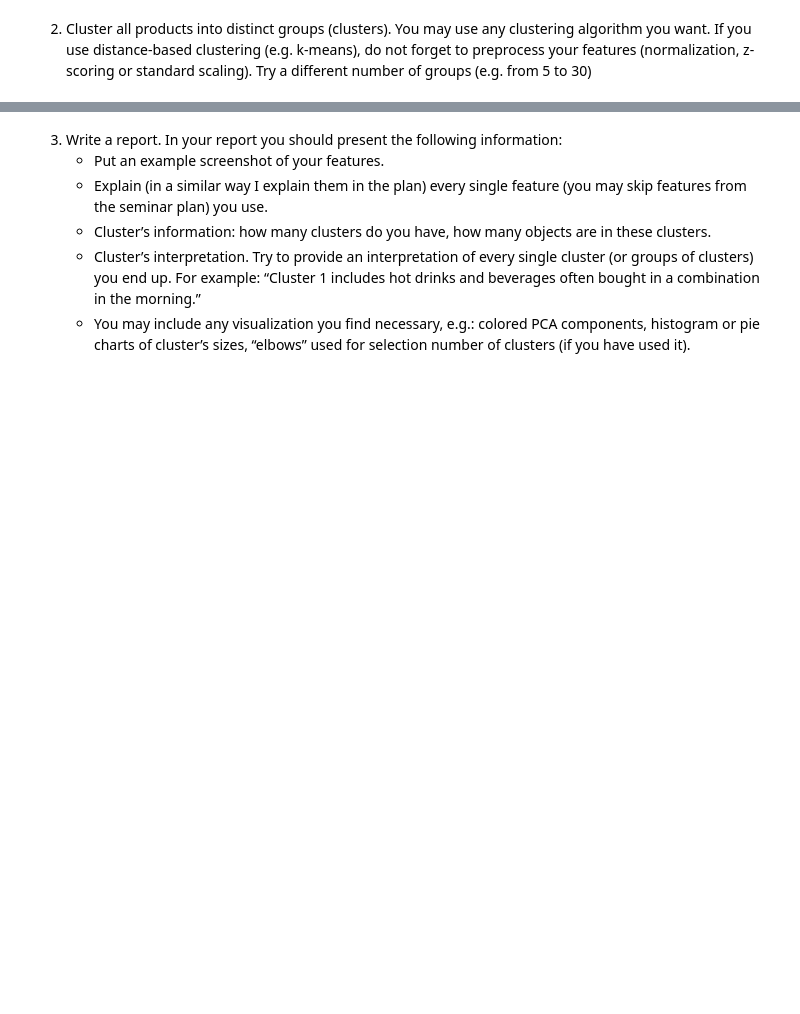
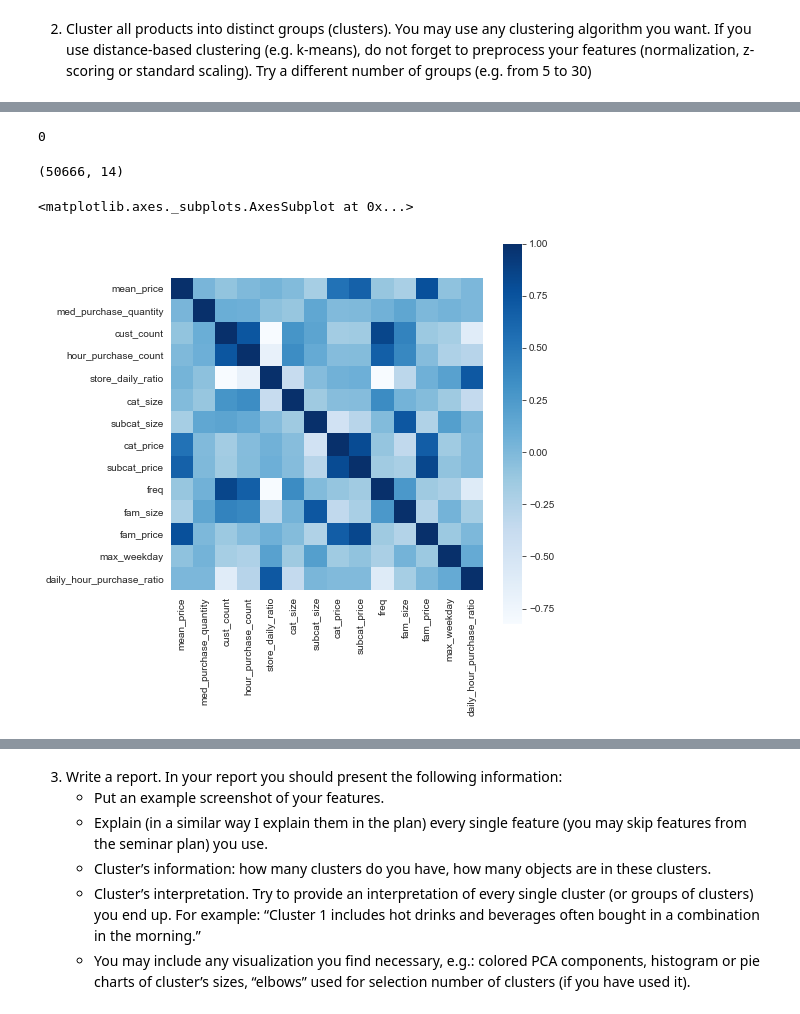
Before and after one commit to Mist3r-R/hse-sse-ds-business-2020, a Jupyter notebook: HW_5.ipynb, the cells around one changed output, grey strips where cells are left out. Drawn from its saved outputs; the diff is of its cells as text; code cells hidden in the pictures; blank space fills up the shorter version.

```diff
--- a/HW_5.ipynb
+++ b/HW_5.ipynb
@@ -195,7 +199,7 @@ df['mean_price'] = df.groupby('sku')['post_discount_price'].transform('mean')
 df['med_purchase_quantity'] = df.groupby(['dd_transaction_number', 'sku'])['quantity'].transform('median')
 
 # How many different stores sell this item
-df['store_count'] = df.groupby('sku')['store_number'].transform('nunique')
+# df['store_count'] = df.groupby('sku')['store_number'].transform('nunique')
 
 # How many different customers buy this item
 df['cust_count'] = df.groupby('sku')['dd_card_number'].transform('nunique')
@@ -238,8 +243,8 @@ df['fam_size'] = df.groupby('dbi_item_famly_name')['sku'].transform('nunique') -
 df['fam_price'] = df.groupby('dbi_item_famly_name')['post_discount_price'].transform('mean')
 
 # mean number of transactions a day
-n_daily = df.groupby(['sku', 'weekday'])['dd_transaction_number'].size().groupby('sku').mean()
-df['daily_purchase'] = df.sku.apply(lambda x: n_daily[x])
+# n_daily = df.groupby(['sku', 'weekday'])['dd_transaction_number'].size().groupby('sku').mean()
+# df['daily_purchase'] = df.sku.apply(lambda x: n_daily[x])
 
 # weekday with maximum purchases
 idx = df.groupby(['sku', 'weekday'])['dd_transaction_number'].size().groupby('sku').idxmax()
@@ -275,0 +298,14 @@ Index(['mean_price', 'med_purchase_quantity', 'store_count', 'cust_count',
+# %%
+data.isna().sum().sum()
+# %% [output]
+0
+# %%
+data.shape
+# %% [output]
+(50666, 14)
+# %%
+plt.figure(figsize=(7,7))
+sns.heatmap(data.corr(), square = True, cmap='Blues')
+# %% [output]
+<matplotlib.axes._subplots.AxesSubplot at 0x...>
+[figure, added]
```
Also changed, not shown: parts of 9 cells of this notebook.
